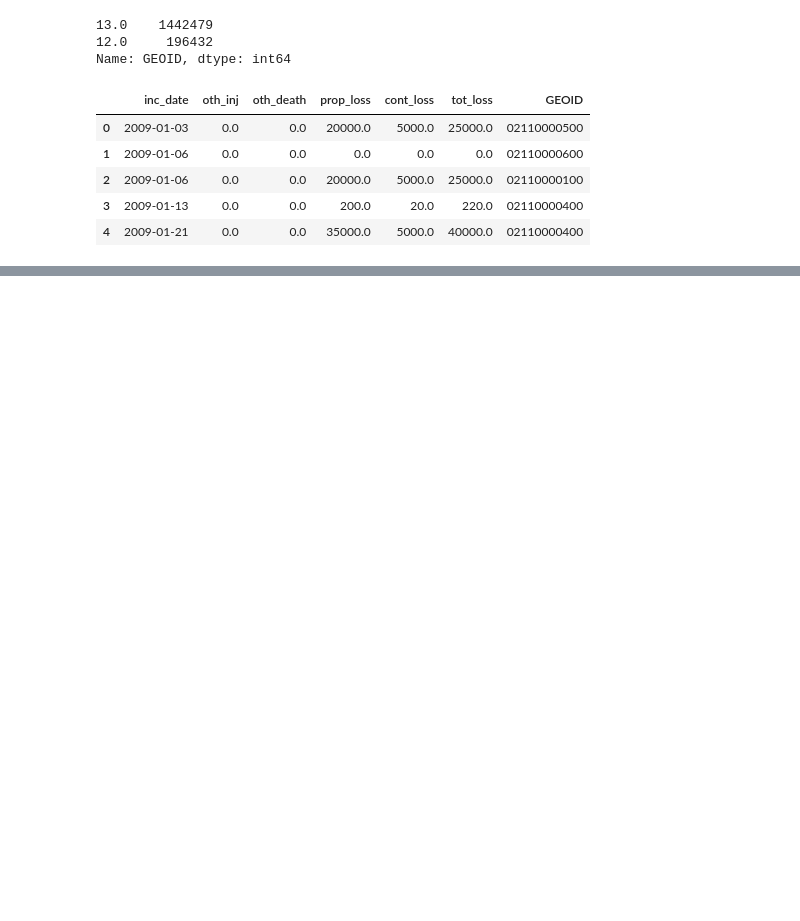
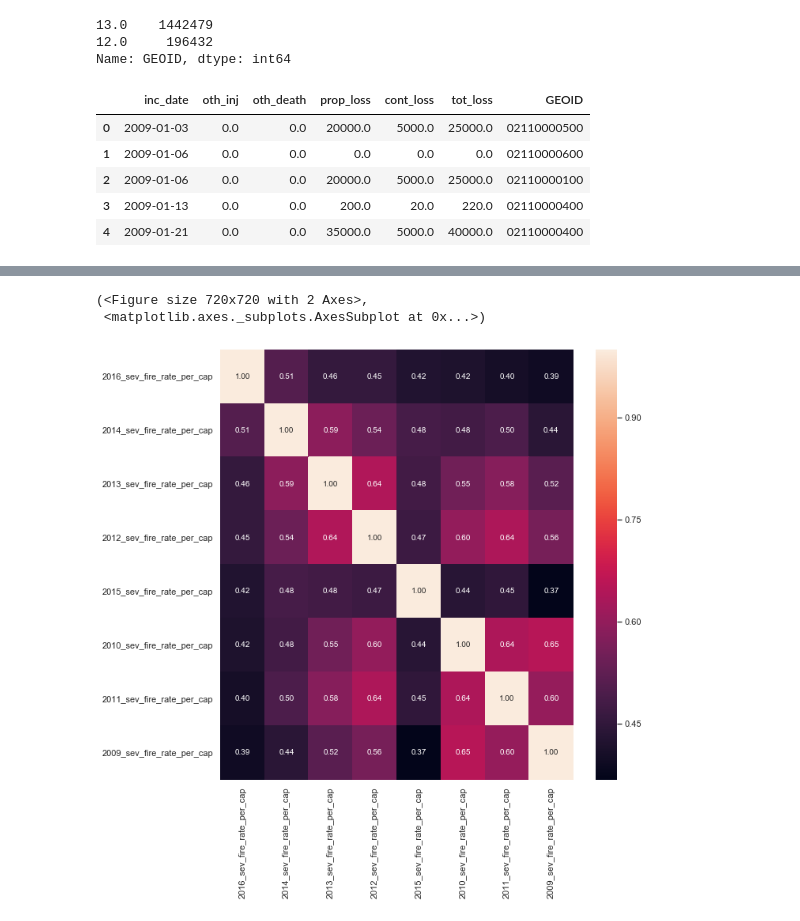
Before and after one commit to thwhitfield/red_cross, a Jupyter notebook: notebooks/a_02_nfirs_svi_data.ipynb, the cells around one changed output, grey strips where cells are left out. Saved outputs shown, nothing was run; the diff lists cells and outputs as text; code cells hidden in the pictures; blank space fills up the shorter version.

```diff
--- a/notebooks/a_02_nfirs_svi_data.ipynb
+++ b/notebooks/a_02_nfirs_svi_data.ipynb
@@ -364,0 +270,6 @@ X1_test_scaled = scaler.transform(X1_test)
+# %%
+plot_correlation_matrix_heat_map(nfirs_svi_counties_rates[sev_cols],'2016_sev_fire_rate_per_cap')
+# %% [output]
+(<Figure size 720x720 with 2 Axes>,
+ <matplotlib.axes._subplots.AxesSubplot at 0x...>)
+[figure, added]
```
Also changed, not shown: parts of 71 cells of this notebook.
